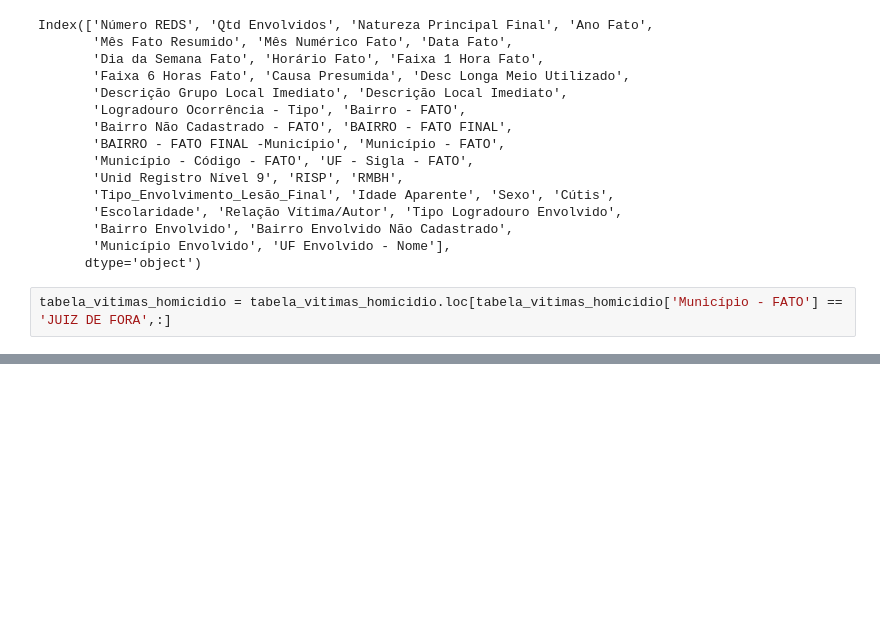
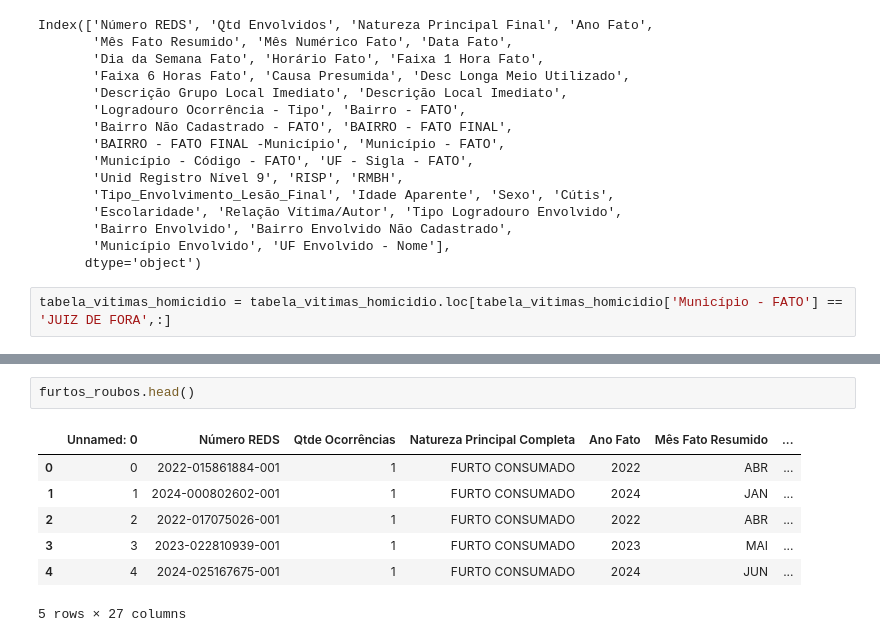
Before and after one commit to carlosrodriguesjf/analise-da-violencia-em-juiz-de-fora, a Jupyter notebook: pre_tratamento_base.ipynb, the cells around one changed output, grey strips where cells are left out. Saved outputs shown, nothing was run; the diff lists cells and outputs as text; blank space fills up the shorter version.

```diff
--- a/pre_tratamento_base.ipynb
+++ b/pre_tratamento_base.ipynb
@@ -111,0 +132,10 @@ tabela_veiculos.to_csv('dados/vitimas_homicidio.csv')
+# %%
+furtos_roubos.head()
+# %% [output]
+|  | Unnamed: 0 | Número REDS | Qtde Ocorrências | Natureza Principal Completa | Ano Fato | Mês Fato Resumido | ... |
+| 0 | 0 | 2022-015861884-001 | 1 | FURTO CONSUMADO | 2022 | ABR | ... |
+| 1 | 1 | 2024-000802602-001 | 1 | FURTO CONSUMADO | 2024 | JAN | ... |
+| 2 | 2 | 2022-017075026-001 | 1 | FURTO CONSUMADO | 2022 | ABR | ... |
+| 3 | 3 | 2023-022810939-001 | 1 | FURTO CONSUMADO | 2023 | MAI | ... |
+| 4 | 4 | 2024-025167675-001 | 1 | FURTO CONSUMADO | 2024 | JUN | ... |
+5 rows × 27 columns
```
Also changed, not shown: parts of 9 cells of this notebook, 6 other files.
